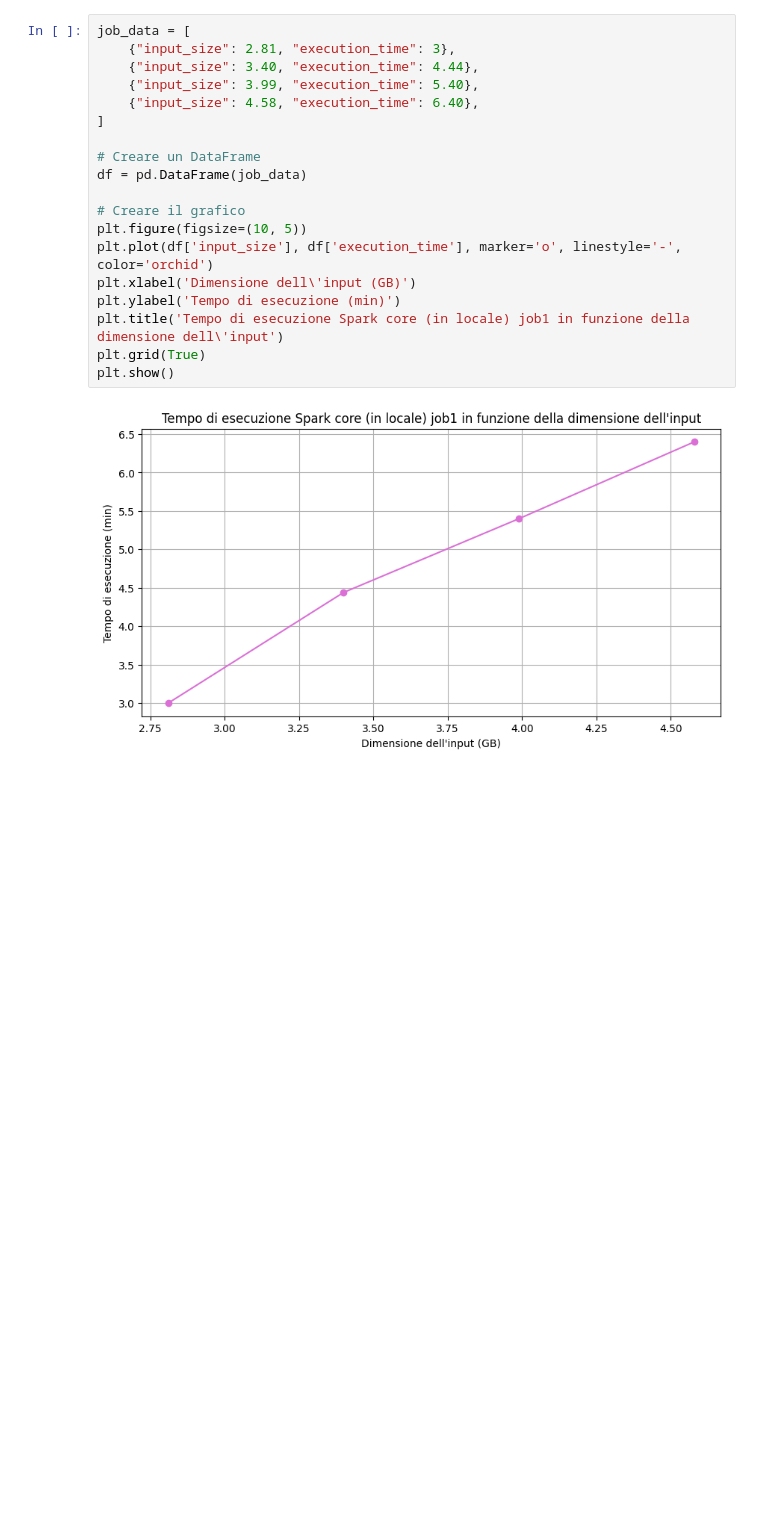
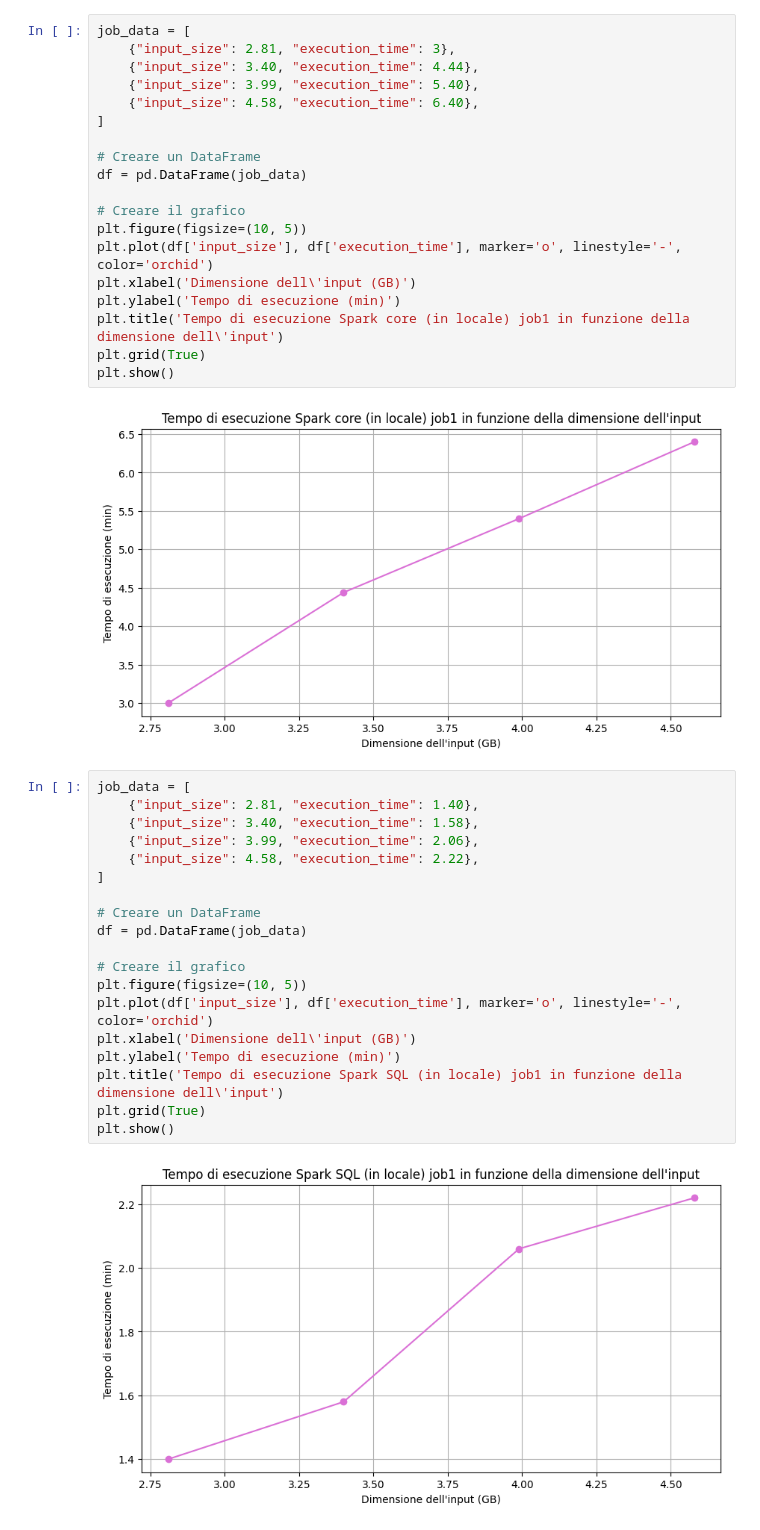
Before and after one commit to elisacatena/BigDataApplications, a Jupyter notebook: execution_times_job1.ipynb, the cells around one changed output. Saved outputs shown, nothing was run; the diff lists cells and outputs as text; blank space fills up the shorter version.

```diff
--- a/execution_times_job1.ipynb
+++ b/execution_times_job1.ipynb
@@ -64,3 +64,24 @@ plt.grid(True)
 plt.show()
 # %% [output]
 [figure]
+# %%
+job_data = [
+    {"input_size": 2.81, "execution_time": 1.40},
+    {"input_size": 3.40, "execution_time": 1.58},
+    {"input_size": 3.99, "execution_time": 2.06},
+    {"input_size": 4.58, "execution_time": 2.22},
+]
+
+# Creare un DataFrame
+df = pd.DataFrame(job_data)
+
+# Creare il grafico
+plt.figure(figsize=(10, 5))
+plt.plot(df['input_size'], df['execution_time'], marker='o', linestyle='-', color='orchid')
+plt.xlabel('Dimensione dell\'input (GB)')
+plt.ylabel('Tempo di esecuzione (min)')
+plt.title('Tempo di esecuzione Spark SQL (in locale) job1 in funzione della dimensione dell\'input')
+plt.grid(True)
+plt.show()
+# %% [output]
+[figure, added]
```
